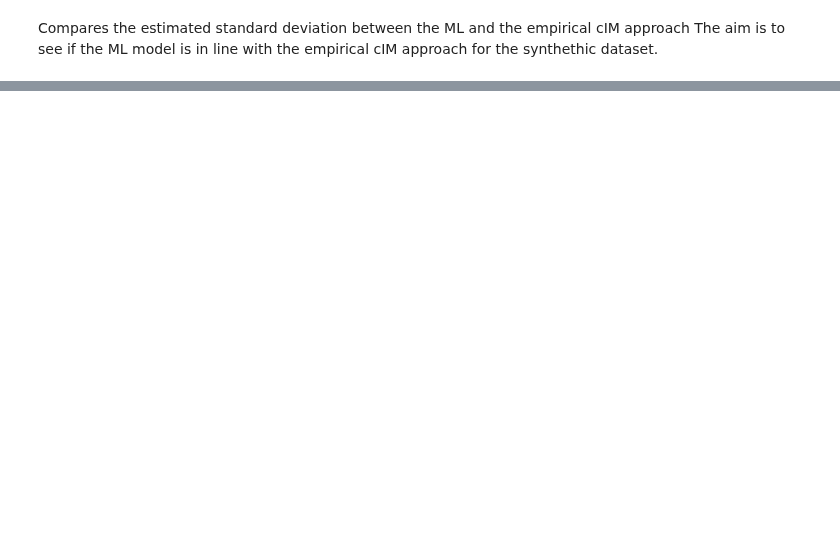
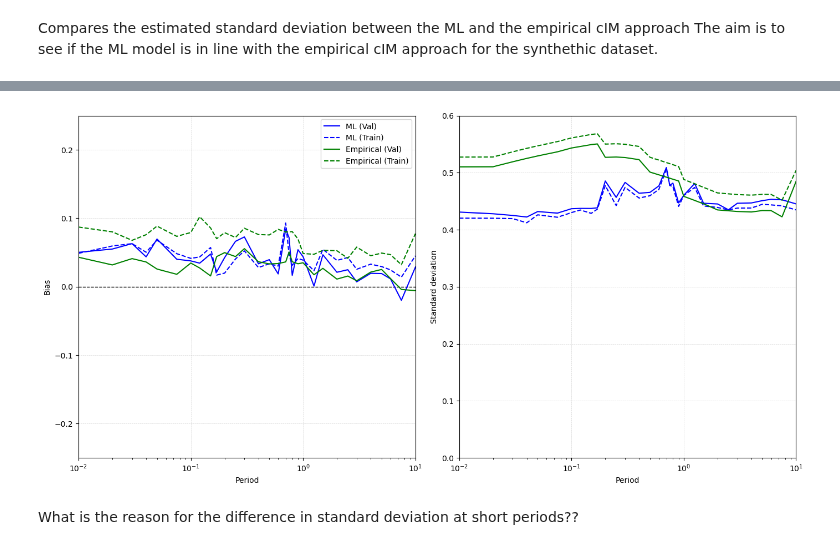
Before and after one commit to claudio525/post_event_gm_gnn, a Jupyter notebook: sim_ranking/explore/pred_std_comparison.ipynb, the cells around one changed output, grey strips where cells are left out. Cells and saved outputs as stored; diff of their text form; code cells hidden in the pictures; blank space fills up the shorter version.

```diff
--- a/sim_ranking/explore/pred_std_comparison.ipynb
+++ b/sim_ranking/explore/pred_std_comparison.ipynb
@@ -36,0 +45,10 @@ Overlapping scenarios: 2420/2420
+# %%
+# ML-Observed residual
+val_ml_obs_res = sr.ml.sc_prob.compute_ml_residuals_wrt_obs(val_sc_sum_df, db_ffp, sr.constants.PSA_KEYS)
+train_ml_obs_res = sr.ml.sc_prob.compute_ml_residuals_wrt_obs(train_sc_sum_df, db_ffp, sr.constants.PSA_KEYS)
+# %%
+# Empirical-Observed residual
+emp_obs_res = sr.ml.sc_prob.compute_cIM_residuals_wrt_obs(emp_results_dir, db_ffp, sr.constants.RankingMethod.emp_cMVN, sr.constants.PSA_KEYS)
+
+val_emp_obs_res = emp_obs_res.loc[val_sc_sum_df.index]
+train_emp_obs_res = emp_obs_res.loc[train_sc_sum_df.index]
@@ -81,0 +102,39 @@ fig.tight_layout()
+# %%
+# Plot the bias wrt to observed, and the standard deviation of the ML and the empirical cIM approach
+fig, (ax1, ax2) = plt.subplots(1, 2, figsize=(14, 7), sharex=True)
+
+ax1.axhline(0, color="k", linestyle="--", linewidth=1.0)
+
+ax1.semilogx(sr.constants.PERIODS, val_ml_obs_res[sr.constants.PSA_KEYS].mean(axis=0), label="ML (Val)", c="b", linestyle="-")
+ax1.semilogx(sr.constants.PERIODS, train_ml_obs_res[sr.constants.PSA_KEYS].mean(axis=0), label="ML (Train)", c="b", linestyle="--")
+
+ax1.semilogx(sr.constants.PERIODS, val_emp_obs_res[sr.constants.PSA_KEYS].mean(axis=0), label="Empirical (Val)", c="g", linestyle="-")
+ax1.semilogx(sr.constants.PERIODS, train_emp_obs_res[sr.constants.PSA_KEYS].mean(axis=0), label="Empirical (Train)",c="g", linestyle="--")
+
+
+ax1.set_xlim(0.01, 10)
+ax1.set_ylim(-0.25, 0.25)
+ax1.set_xlabel("Period")
+ax1.set_ylabel("Bias")
+
+ax1.grid(linewidth=0.5, alpha=0.5, linestyle="--")
+ax1.legend()
+
+
+ax2.semilogx(sr.constants.PERIODS, val_sc_sum_df[ml_std_cols].mean(), label="ML (Val)", c="b", linestyle="-")
+ax2.semilogx(sr.constants.PERIODS, train_sc_sum_df[ml_std_cols].mean(), label="ML (Train)", c="b", linestyle="--")
+
+ax2.semilogx(sr.constants.PERIODS, val_emp_std_df[sr.constants.PSA_KEYS].mean(), label="Empirical cIM (Val)", c="g", linestyle="-")
+ax2.semilogx(sr.constants.PERIODS, train_emp_std_df[sr.constants.PSA_KEYS].mean(), label="Empirical cIM (Train)", c="g", linestyle="--")
+
+ax2.set_xlim(0.01, 10)
+ax2.set_ylim(0, 0.6)
+ax2.set_xlabel("Period")
+ax2.set_ylabel("Standard deviation")
+ax2.grid(linewidth=0.5, alpha=0.5, linestyle="--")
+
+fig.tight_layout()
+# %% [output]
+[figure, added]
+# %% [markdown]
+What is the reason for the difference in standard deviation at short periods??
```
Also changed, not shown: parts of 9 cells of this notebook, 6 other files.
